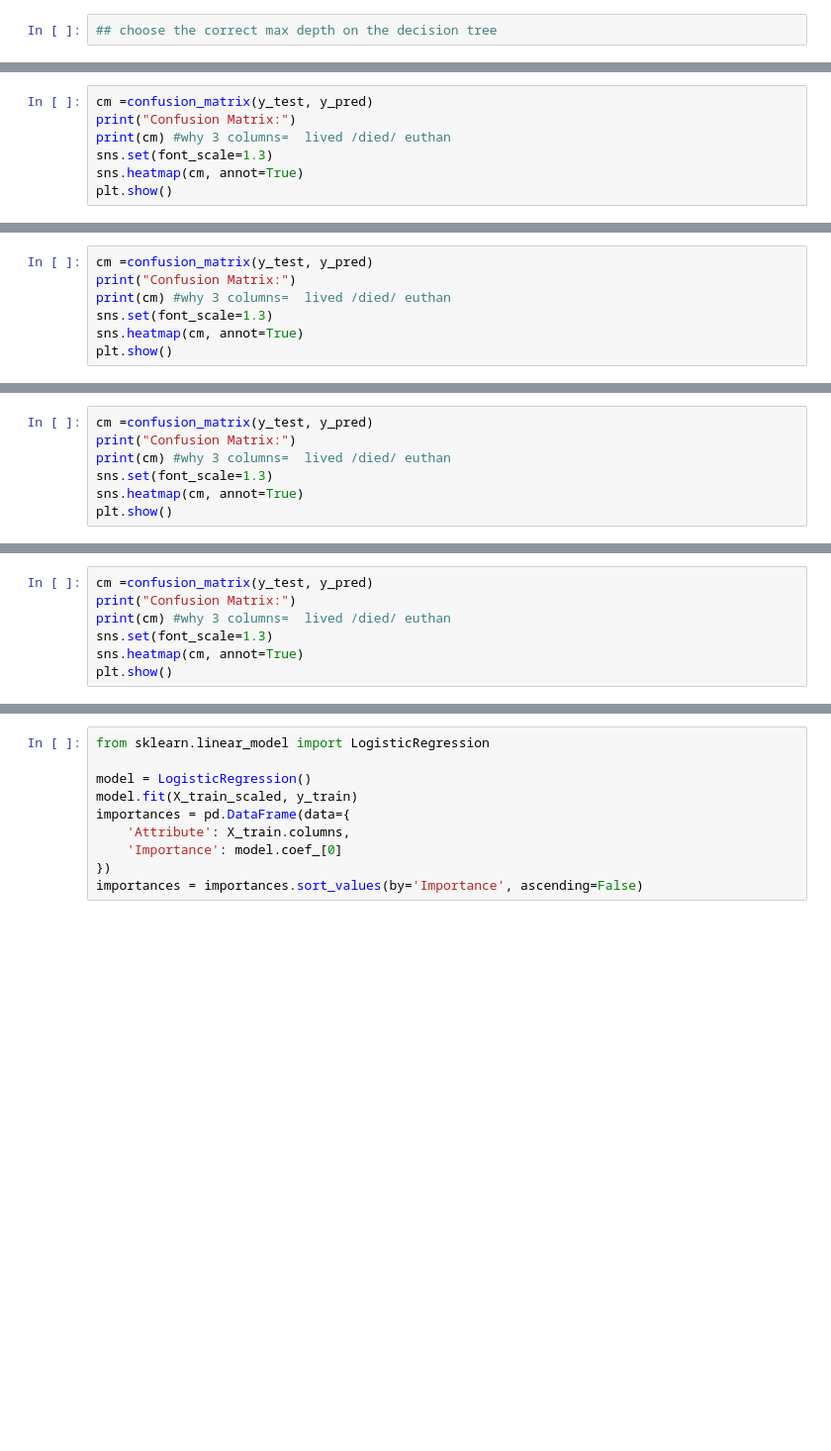
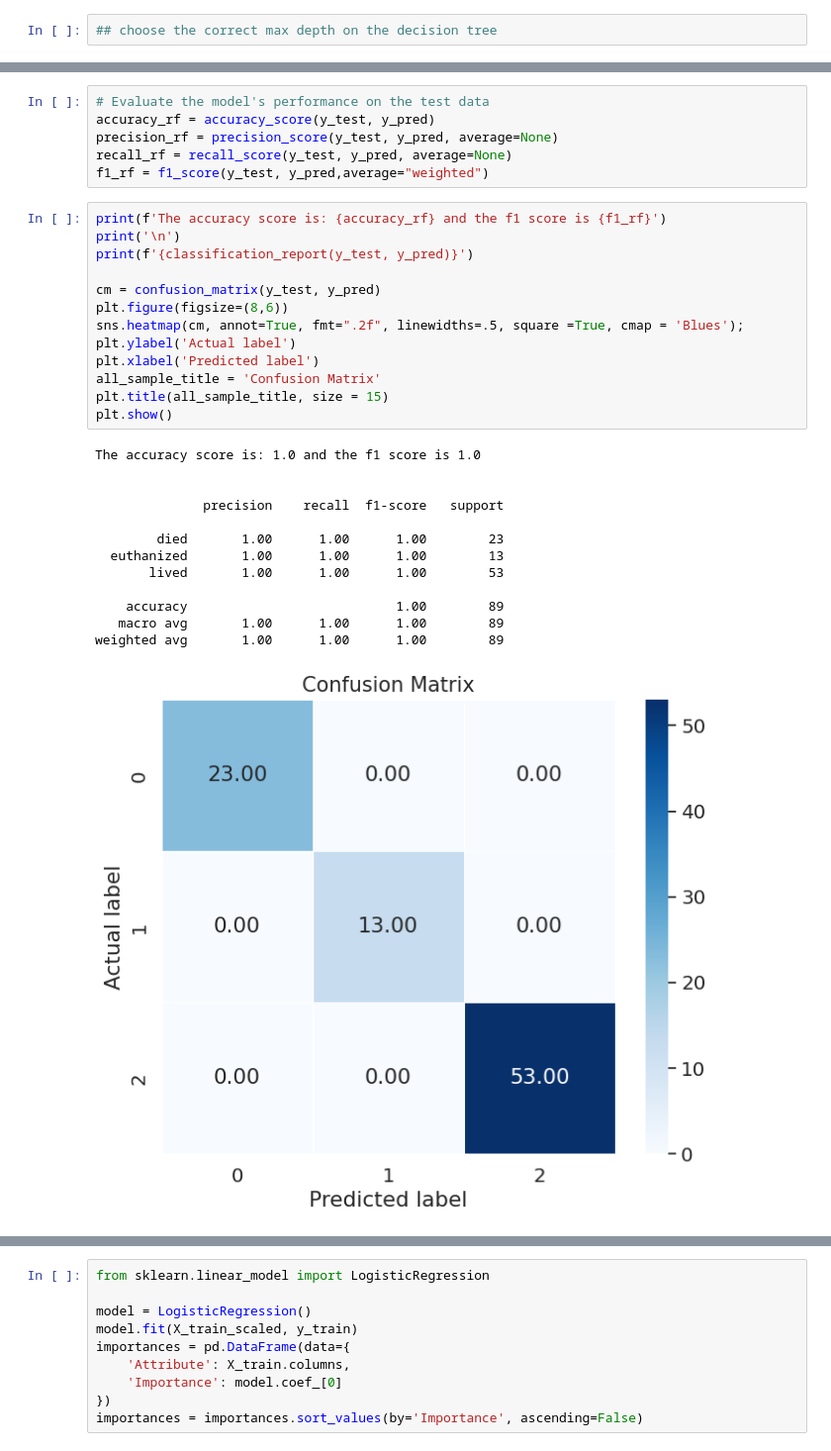
Before and after one commit to leynessa/ds_projects, a Jupyter notebook: Horse__survuval_dataset.ipynb, the cells around one changed output, grey strips where cells are left out. Shown at 99% size. Cells and saved outputs as stored; diff of their text form; blank space fills up the shorter version.

```diff
--- a/Horse__survuval_dataset.ipynb
+++ b/Horse__survuval_dataset.ipynb
@@ -546,7 +407,0 @@ Naive bayes Recall: [1.         0.38461538 0.35849057]
-# %%
-cm =confusion_matrix(y_test, y_pred)
-print("Confusion Matrix:")
-print(cm) #why 3 columns=  lived /died/ euthan
-sns.set(font_scale=1.3)
-sns.heatmap(cm, annot=True)
-plt.show()
@@ -579,7 +407,0 @@ logistic regression Recall: [0.7826087  0.53846154 0.96226415]
-# %%
-cm =confusion_matrix(y_test, y_pred)
-print("Confusion Matrix:")
-print(cm) #why 3 columns=  lived /died/ euthan
-sns.set(font_scale=1.3)
-sns.heatmap(cm, annot=True)
-plt.show()
@@ -612,7 +407,0 @@ SVM Recall: [0.7826087  0.53846154 0.98113208]
-# %%
-cm =confusion_matrix(y_test, y_pred)
-print("Confusion Matrix:")
-print(cm) #why 3 columns=  lived /died/ euthan
-sns.set(font_scale=1.3)
-sns.heatmap(cm, annot=True)
-plt.show()
@@ -647,7 +407,0 @@ K-nearest neighbour Recall: [0.65217391 0.30769231 0.90566038]
-# %%
-cm =confusion_matrix(y_test, y_pred)
-print("Confusion Matrix:")
-print(cm) #why 3 columns=  lived /died/ euthan
-sns.set(font_scale=1.3)
-sns.heatmap(cm, annot=True)
-plt.show()
@@ -661,0 +417,33 @@ Confusion Matrix:
+# %%
+# Evaluate the model's performance on the test data
+accuracy_rf = accuracy_score(y_test, y_pred)
+precision_rf = precision_score(y_test, y_pred, average=None)
+recall_rf = recall_score(y_test, y_pred, average=None)
+f1_rf = f1_score(y_test, y_pred,average="weighted")
+# %%
+print(f'The accuracy score is: {accuracy_rf} and the f1 score is {f1_rf}')
+print('\n')
+print(f'{classification_report(y_test, y_pred)}')
+
+cm = confusion_matrix(y_test, y_pred)
+plt.figure(figsize=(8,6))
+sns.heatmap(cm, annot=True, fmt=".2f", linewidths=.5, square =True, cmap = 'Blues');
+plt.ylabel('Actual label')
+plt.xlabel('Predicted label')
+all_sample_title = 'Confusion Matrix'
+plt.title(all_sample_title, size = 15)
+plt.show()
+# %% [output]
+The accuracy score is: 1.0 and the f1 score is 1.0
+
+
+              precision    recall  f1-score   support
+
+        died       1.00      1.00      1.00        23
+  euthanized       1.00      1.00      1.00        13
+       lived       1.00      1.00      1.00        53
+
+    accuracy                           1.00        89
+   macro avg       1.00      1.00      1.00        89
+weighted avg       1.00      1.00      1.00        89
+[figure, added]
```
Also changed, not shown: parts of 96 cells of this notebook.
